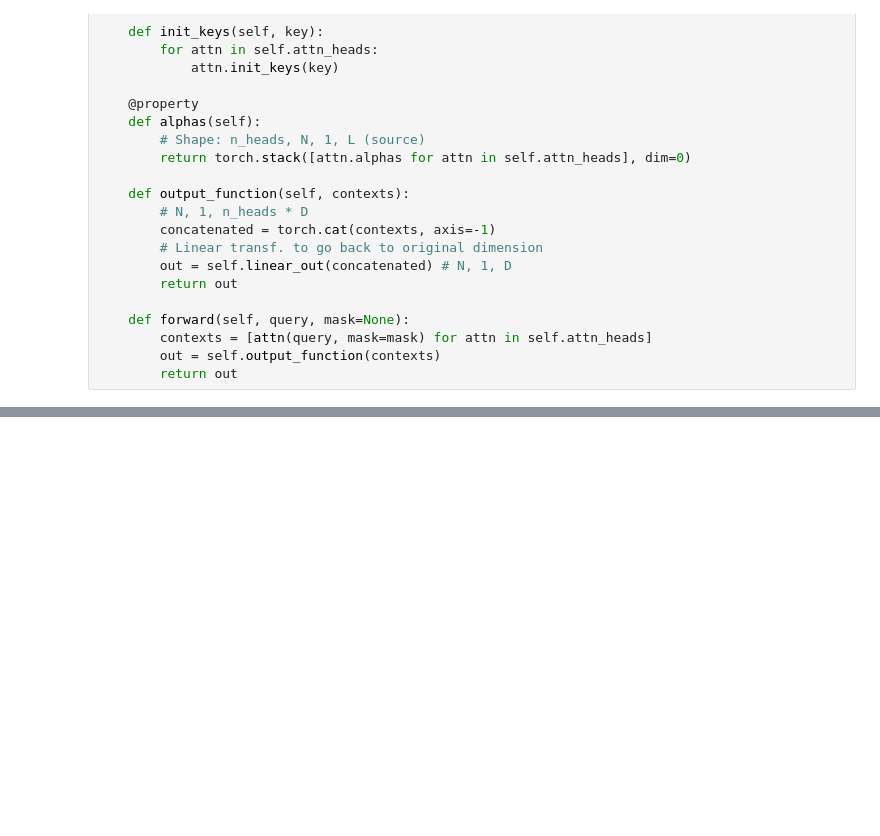
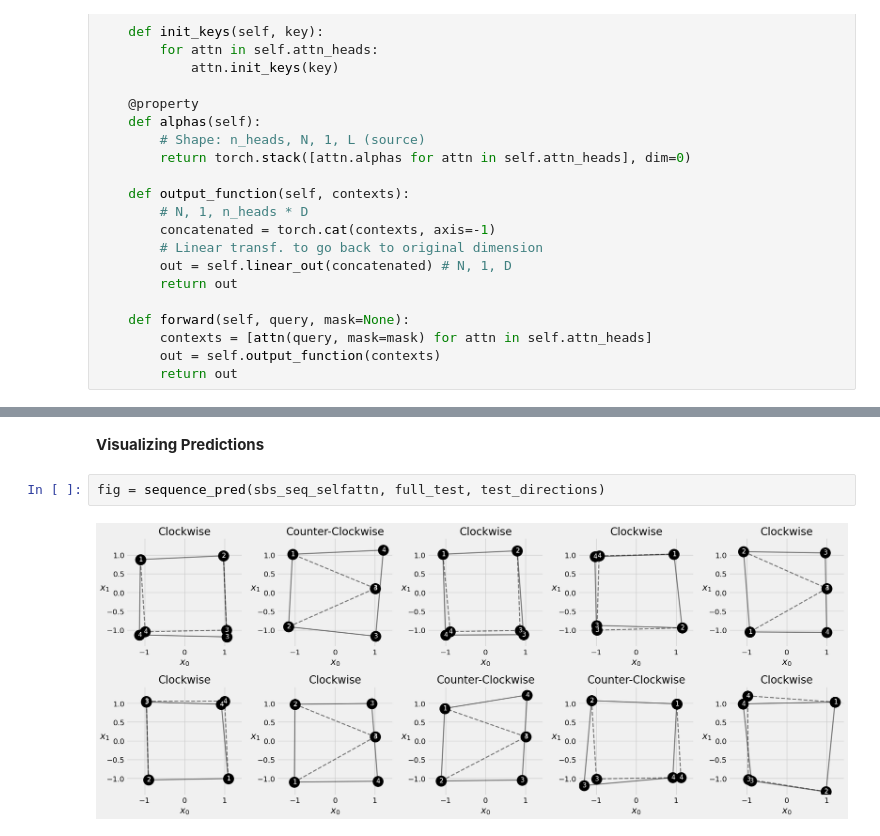
Before and after one commit to ejaj/pytorch-deep, a Jupyter notebook: Sequence-to-Sequence.ipynb, the cells around one changed output, grey strips where cells are left out. Cells and saved outputs as stored; diff of their text form; blank space fills up the shorter version.

```diff
--- a/Sequence-to-Sequence.ipynb
+++ b/Sequence-to-Sequence.ipynb
@@ -643,0 +855,6 @@ class MultiHeadAttention(nn.Module):
+# %% [markdown]
+**Visualizing Predictions**
+# %%
+fig = sequence_pred(sbs_seq_selfattn, full_test, test_directions)
+# %% [output]
+[figure, added]
```
Also changed, not shown: parts of 52 cells of this notebook, 4 other files.
